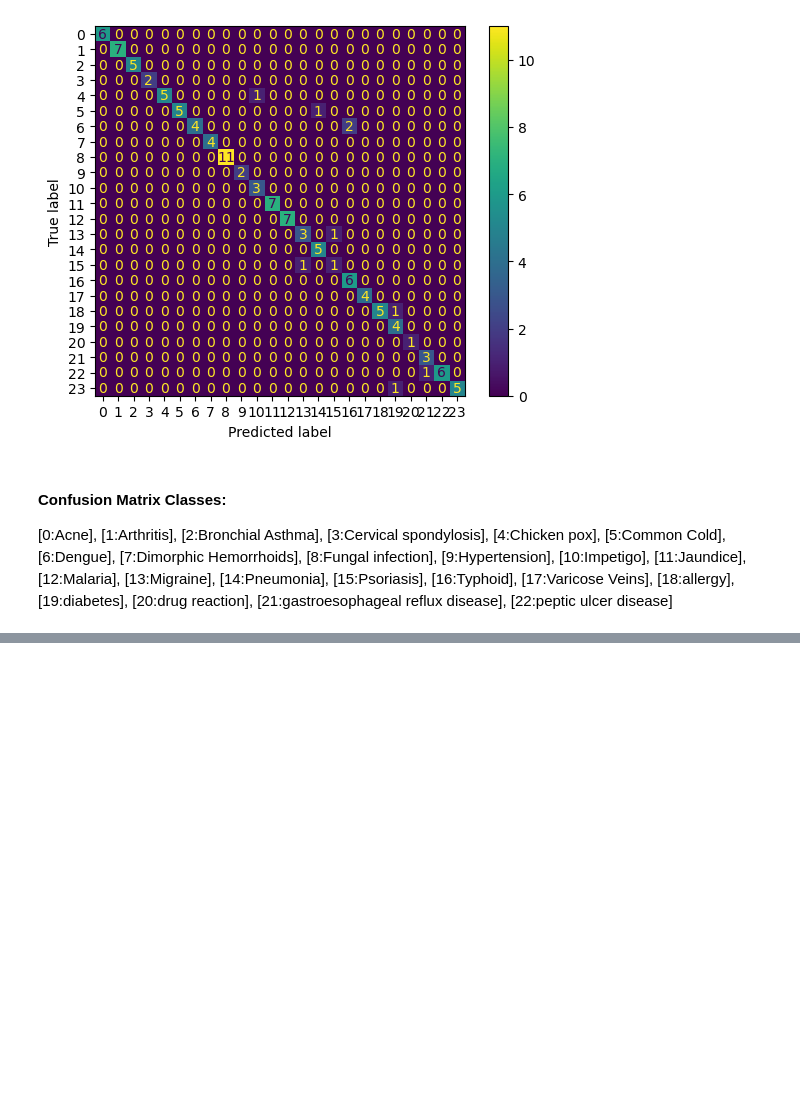
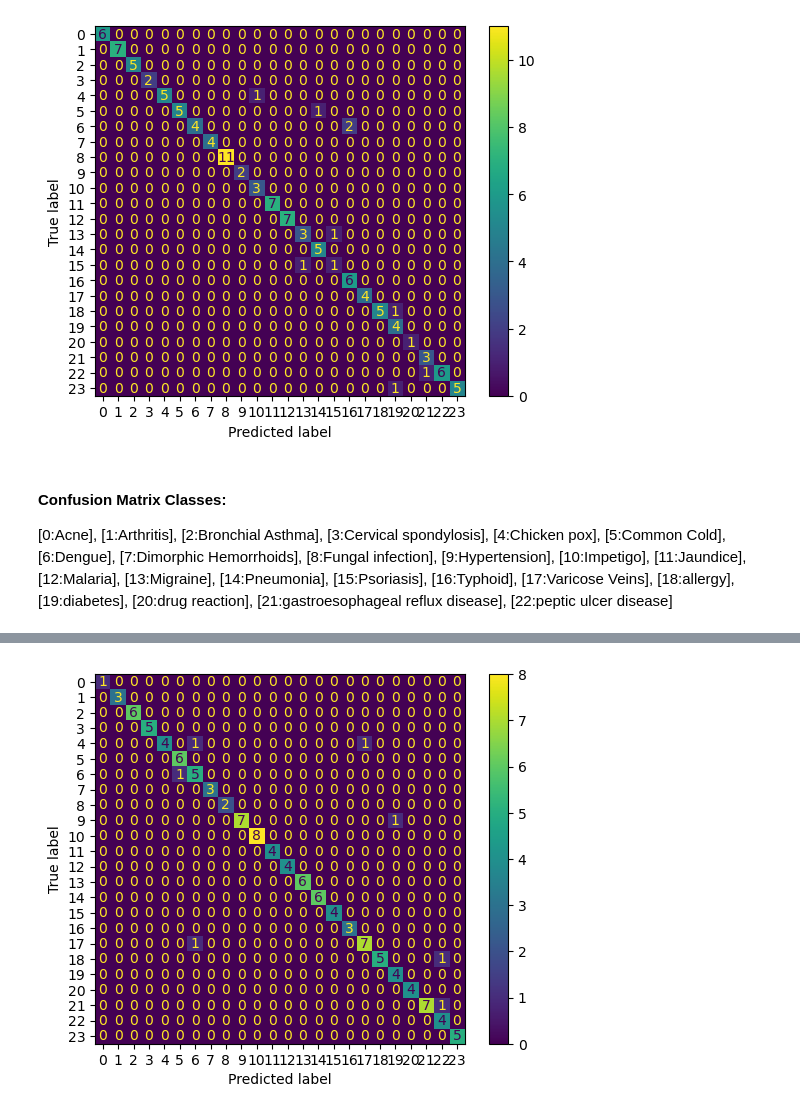
Before and after one commit to t4ai/nlp-medical-diagnosis-classifier, a Jupyter notebook: diagnostic-predictor.ipynb, the cells around one changed output, grey strips where cells are left out. Drawn from its saved outputs; the diff is of its cells as text; code cells hidden in the pictures; blank space fills up the shorter version.

```diff
--- a/diagnostic-predictor.ipynb
+++ b/diagnostic-predictor.ipynb
@@ -378,3 +378,23 @@ dict_keys(['loss', 'accuracy'])
+# %%
+def run_elmo_predictions(X):
+    with tf.Session() as session:
+        K.set_session(session)
+        session.run(tf.global_variables_initializer())
+        session.run(tf.tables_initializer())
+        model.load_weights('./weights/symptoms-elmo-model-lemm.h5')
+        return model.predict(X, batch_size=16)
+
+def run_elmo_report(y_in, predictions):
+    # decode validation labels
+    y_in_dec = decode(encoder, y_in)
+
+    # decode predicted labels
+    y_preds_dec = decode(encoder, predictions)
+
+    print(classification_report(y_in_dec, y_preds_dec))
+
+def run_confusion_matrix_elmo(y_in, predictions):
+    ConfusionMatrixDisplay(confusion_matrix=confusion_matrix(y_in, predictions)).plot();
 # %% [markdown]
 #### Assess model with validation data
 With the trained model, run against validation dataset and measure performance.  Note, we have done two training runs - one with non-Lemmatized data and one with Lemmatized data.  The weight files are as follows, load the approrpate one:
@@ -425,0 +480,6 @@ ConfusionMatrixDisplay(confusion_matrix=confusion_matrix(y_val, y_preds)).plot()
+# %%
+# Run model on validation dataset
+test_predictions = run_elmo_predictions(X_test_elmo)
+# %%
+# Display classification report
+run_elmo_report(y_test_enc, test_predictions)
@@ -425,0 +504,5 @@ ConfusionMatrixDisplay(confusion_matrix=confusion_matrix(y_val, y_preds)).plot()
+# %%
+# plot the confusion matrix
+run_confusion_matrix_elmo(y_test, decode(encoder, test_predictions))
+# %% [output]
+[figure, added]
```
Also changed, not shown: parts of 14 cells of this notebook, 1 other file.
